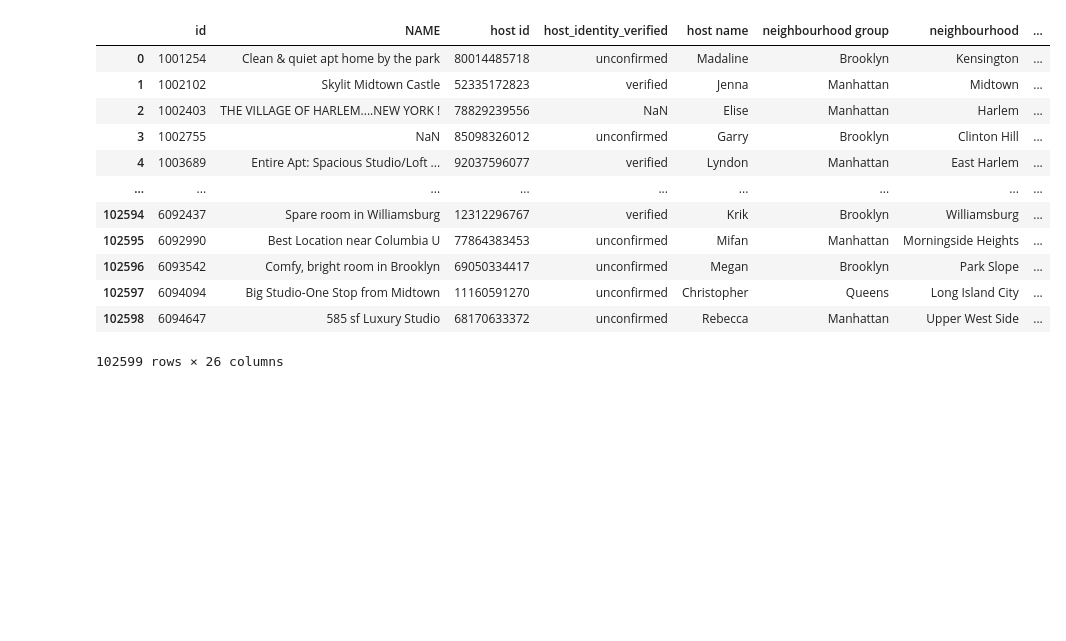
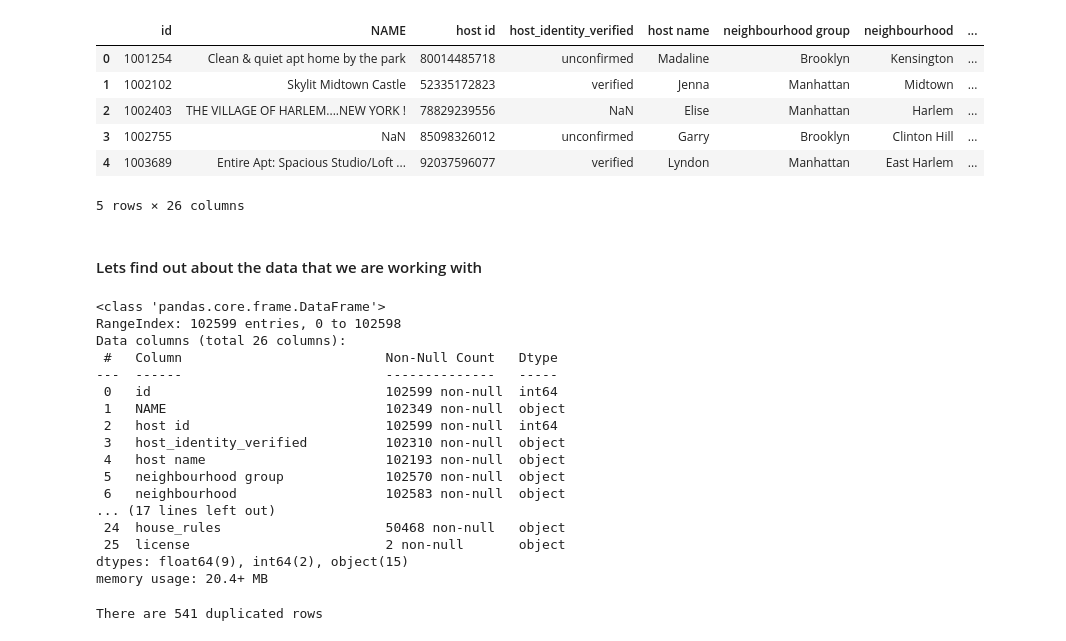
Before and after one commit to adalal80/AirBnB_EDA, a Jupyter notebook: AirBnB.ipynb, the cells around one changed output. Saved outputs shown, nothing was run; the diff lists cells and outputs as text; code cells hidden in the pictures; blank space fills up the shorter version.

```diff
--- a/AirBnB.ipynb
+++ b/AirBnB.ipynb
@@ -8,4 +9,4 @@ import matplotlib.pyplot as plt
 path = os.getcwd() + '/Data/'
 
 filename = [f for f in os.listdir(path) if '.csv' in f][0]
-df = pd.read_csv(path + filename)
+df = pd.read_csv(path + filename,low_memory=False)
@@ -19,16 +13,40 @@ df = pd.read_csv(path + filename)
 # %%
-df
+df.head()
 # %% [output]
 |  | id | NAME | host id | host_identity_verified | host name | neighbourhood group | neighbourhood | ... |
 | 0 | 1001254 | Clean & quiet apt home by the park | 80014485718 | unconfirmed | Madaline | Brooklyn | Kensington | ... |
 | 1 | 1002102 | Skylit Midtown Castle | 52335172823 | verified | Jenna | Manhattan | Midtown | ... |
 | 2 | 1002403 | THE VILLAGE OF HARLEM....NEW YORK ! | 78829239556 | NaN | Elise | Manhattan | Harlem | ... |
 | 3 | 1002755 | NaN | 85098326012 | unconfirmed | Garry | Brooklyn | Clinton Hill | ... |
 | 4 | 1003689 | Entire Apt: Spacious Studio/Loft ... | 92037596077 | verified | Lyndon | Manhattan | East Harlem | ... |
-| ... | ... | ... | ... | ... | ... | ... | ... | ... |
-| 102594 | 6092437 | Spare room in Williamsburg | 12312296767 | verified | Krik | Brooklyn | Williamsburg | ... |
-| 102595 | 6092990 | Best Location near Columbia U | 77864383453 | unconfirmed | Mifan | Manhattan | Morningside Heights | ... |
-| 102596 | 6093542 | Comfy, bright room in Brooklyn | 69050334417 | unconfirmed | Megan | Brooklyn | Park Slope | ... |
-| 102597 | 6094094 | Big Studio-One Stop from Midtown | 11160591270 | unconfirmed | Christopher | Queens | Long Island City | ... |
-| 102598 | 6094647 | 585 sf Luxury Studio | 68170633372 | unconfirmed | Rebecca | Manhattan | Upper West Side | ... |
-102599 rows × 26 columns
+5 rows × 26 columns
+# %% [markdown]
+#### Lets find out about the data that we are working with
+# %%
+df.info()
+# %% [output]
+<class 'pandas.core.frame.DataFrame'>
+RangeIndex: 102599 entries, 0 to 102598
+Data columns (total 26 columns):
+ #   Column                          Non-Null Count   Dtype
+---  ------                          --------------   -----
+ 0   id                              102599 non-null  int64
+ 1   NAME                            102349 non-null  object
+ 2   host id                         102599 non-null  int64
+ 3   host_identity_verified          102310 non-null  object
+ 4   host name                       102193 non-null  object
+ 5   neighbourhood group             102570 non-null  object
+ 6   neighbourhood                   102583 non-null  object
+... (17 lines left out)
+ 24  house_rules                     50468 non-null   object
+ 25  license                         2 non-null       object
+dtypes: float64(9), int64(2), object(15)
+memory usage: 20.4+ MB
+# %%
+# Lets look at if there are any duplicates?
+print ('There are {} duplicated rows'.format(df.duplicated().sum()))
+
+# Lets drop these rows
+df = df.drop_duplicates()
+# %% [output]
+There are 541 duplicated rows
```
Also changed, not shown: parts of 47 cells of this notebook.
